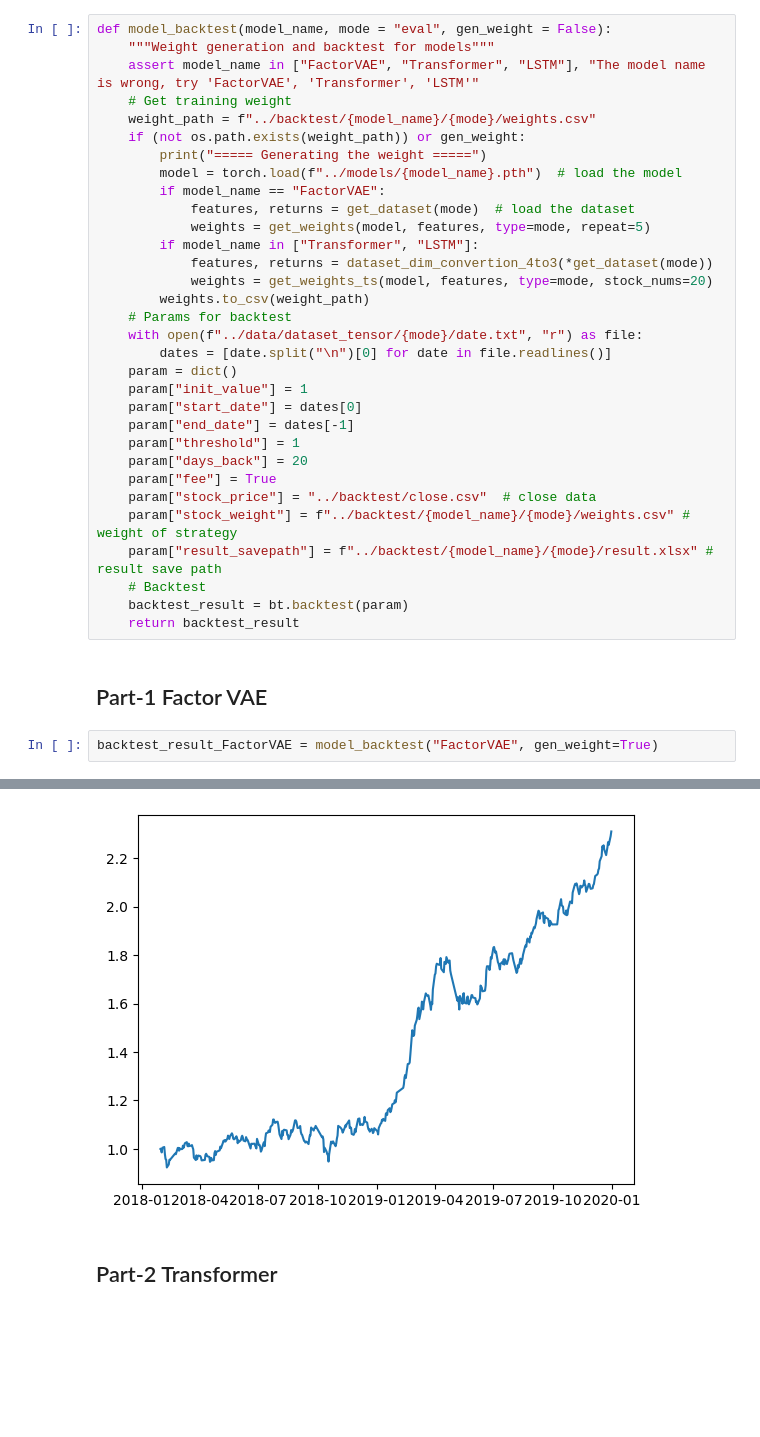
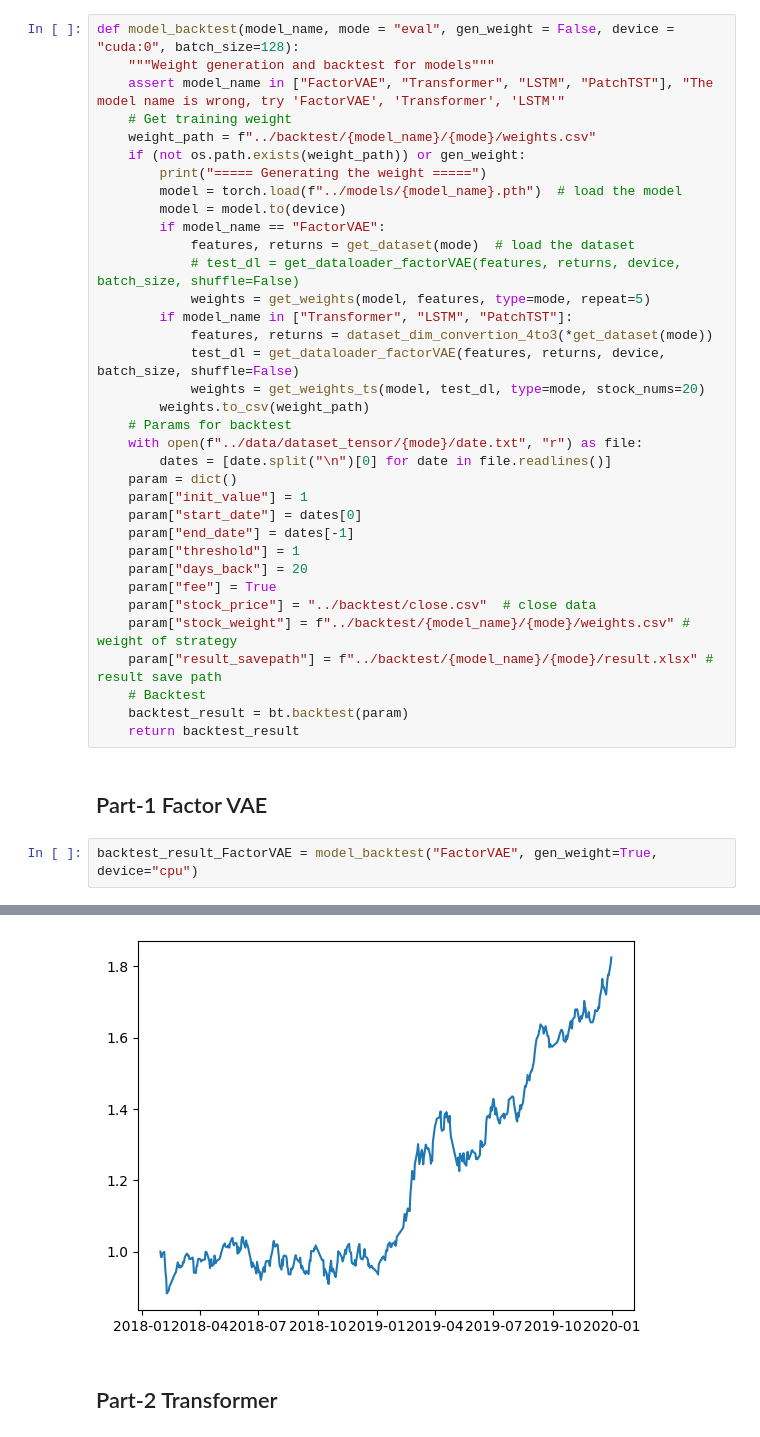
Before and after one commit to holiss4/Quantitative-Investment-Based-on-Transformer, a Jupyter notebook: src/model_backtest.ipynb, the cells around one changed output, grey strips where cells are left out. Drawn from its saved outputs; the diff is of its cells as text; blank space fills up the shorter version.

```diff
--- a/src/model_backtest.ipynb
+++ b/src/model_backtest.ipynb
@@ -7,20 +7,23 @@ import backtest as bt
 from utils import *
 os.environ['KMP_DUPLICATE_LIB_OK'] = "True"
 # %%
-def model_backtest(model_name, mode = "eval", gen_weight = False):
+def model_backtest(model_name, mode = "eval", gen_weight = False, device = "cuda:0", batch_size=128):
     """Weight generation and backtest for models"""
-    assert model_name in ["FactorVAE", "Transformer", "LSTM"], "The model name is wrong, try 'FactorVAE', 'Transformer', 'LSTM'"
+    assert model_name in ["FactorVAE", "Transformer", "LSTM", "PatchTST"], "The model name is wrong, try 'FactorVAE', 'Transformer', 'LSTM'"
     # Get training weight
     weight_path = f"../backtest/{model_name}/{mode}/weights.csv"
     if (not os.path.exists(weight_path)) or gen_weight:
         print("===== Generating the weight =====")
         model = torch.load(f"../models/{model_name}.pth")  # load the model
+        model = model.to(device)
         if model_name == "FactorVAE":
             features, returns = get_dataset(mode)  # load the dataset
+            # test_dl = get_dataloader_factorVAE(features, returns, device, batch_size, shuffle=False)
             weights = get_weights(model, features, type=mode, repeat=5)
-        if model_name in ["Transformer", "LSTM"]:
+        if model_name in ["Transformer", "LSTM", "PatchTST"]:
             features, returns = dataset_dim_convertion_4to3(*get_dataset(mode))
-            weights = get_weights_ts(model, features, type=mode, stock_nums=20)
+            test_dl = get_dataloader_factorVAE(features, returns, device, batch_size, shuffle=False)
+            weights = get_weights_ts(model, test_dl, type=mode, stock_nums=20)
         weights.to_csv(weight_path)
     # Params for backtest
     with open(f"../data/dataset_tensor/{mode}/date.txt", "r") as file:
@@ -41,6 +44,6 @@ def model_backtest(model_name, mode = "eval", gen_weight = False):
 # %% [markdown]
 ## Part-1 Factor VAE
 # %%
-backtest_result_FactorVAE = model_backtest("FactorVAE", gen_weight=True)
+backtest_result_FactorVAE = model_backtest("FactorVAE", gen_weight=True, device="cpu")
 # %% [output]
 ===== Generating the weight =====
@@ -48,14 +50,14 @@ Avaiable models: LSTM Transformer FactorVAE
 Total step: 465
 Time span: 20
 Stock size: 100
 Feature size: 143
 backtest from 2018-01-30 to 2018-01-31 has been done
 backtest from 2018-07-03 to 2018-07-04 has been done
 backtest from 2018-11-28 to 2018-11-29 has been done
 backtest from 2019-05-06 to 2019-05-07 has been done
 backtest from 2019-09-25 to 2019-09-26 has been done
 backtest from 2019-12-31 to 2019-12-31 has been done
-[figure, old version]
+[figure, new version]
 # %% [markdown]
 ## Part-2 Transformer
 # %%
```
Also changed, not shown: parts of 2 cells of this notebook, 15 other files.
